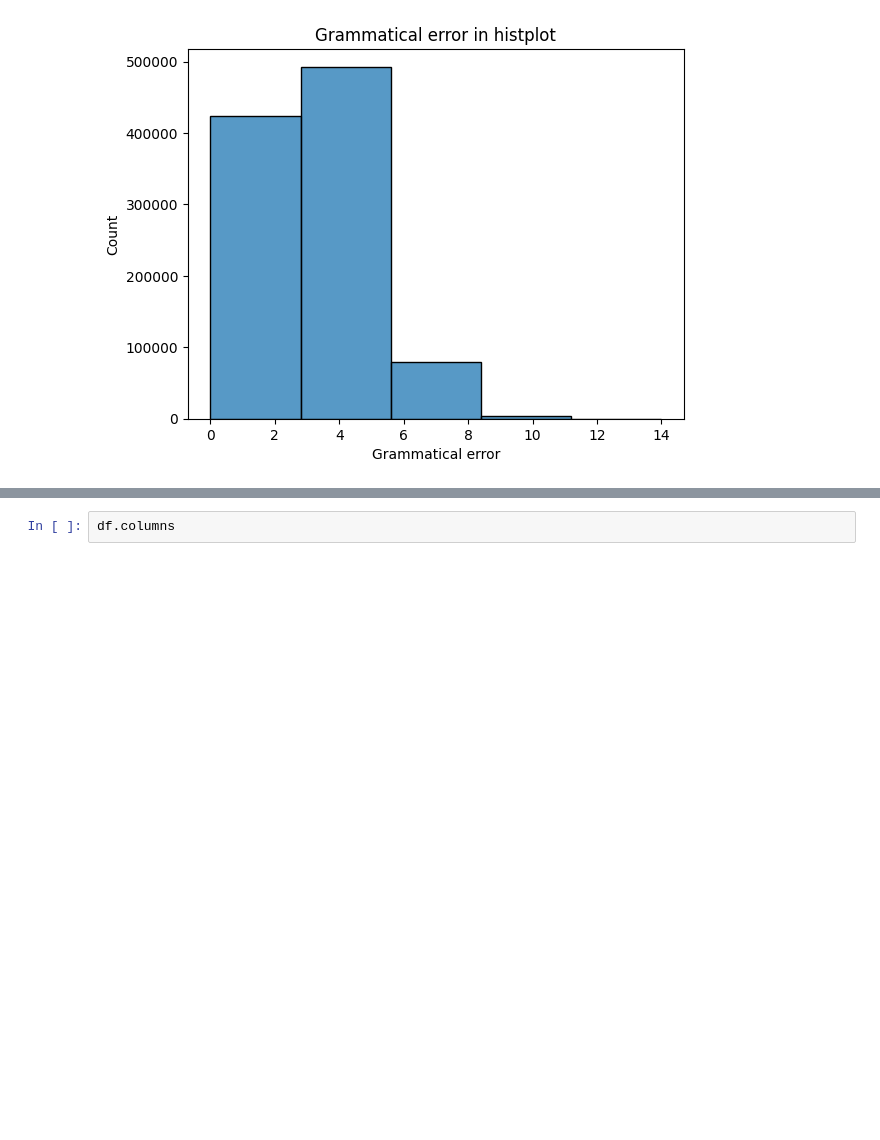
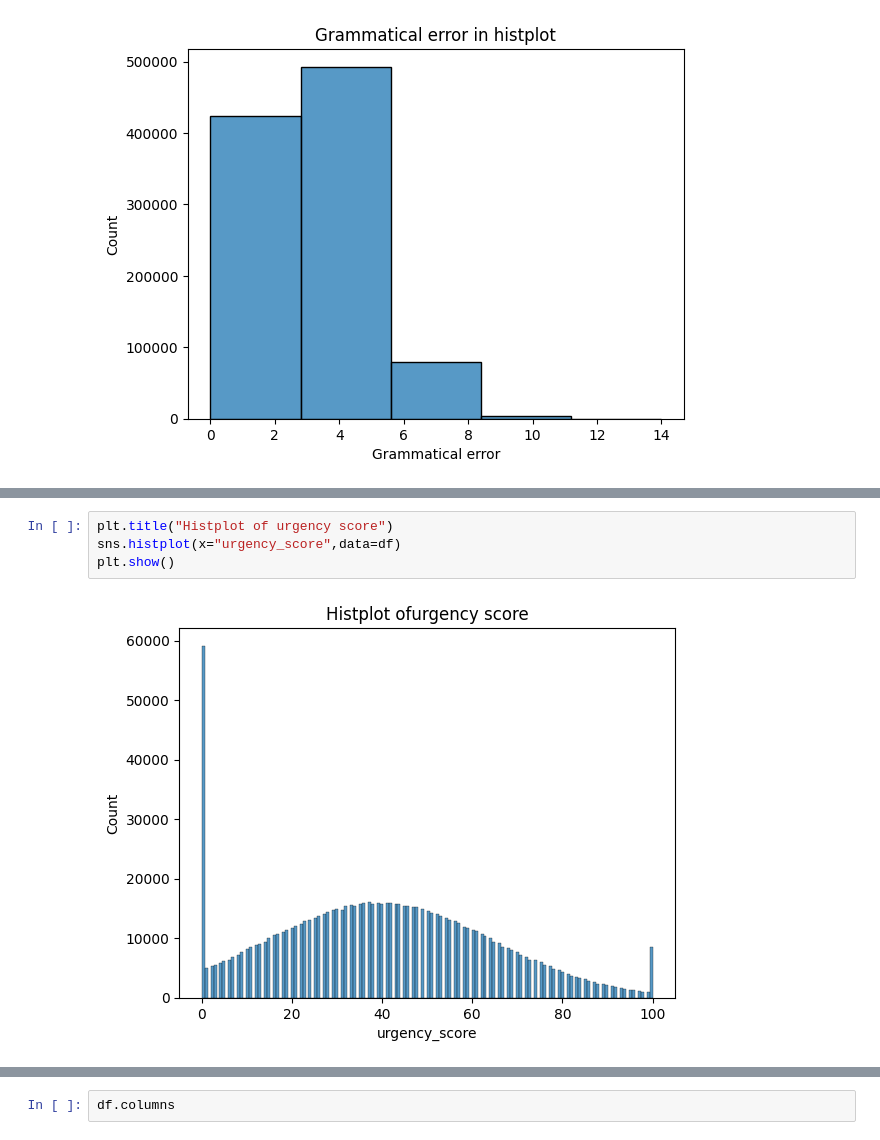
Before and after one commit to therai0/data_analysis_intership_scam, a Jupyter notebook: notebook/eda_fake_internship.ipynb, the cells around one changed output, grey strips where cells are left out. Saved outputs shown, nothing was run; the diff lists cells and outputs as text; blank space fills up the shorter version.

```diff
--- a/notebook/eda_fake_internship.ipynb
+++ b/notebook/eda_fake_internship.ipynb
@@ -469,0 +520,6 @@ plt.show()
+# %%
+plt.title("Histplot of urgency score")
+sns.histplot(x="urgency_score",data=df)
+plt.show()
+# %% [output]
+[figure, added]
```
Also changed, not shown: parts of 54 cells of this notebook, 9 other files.
